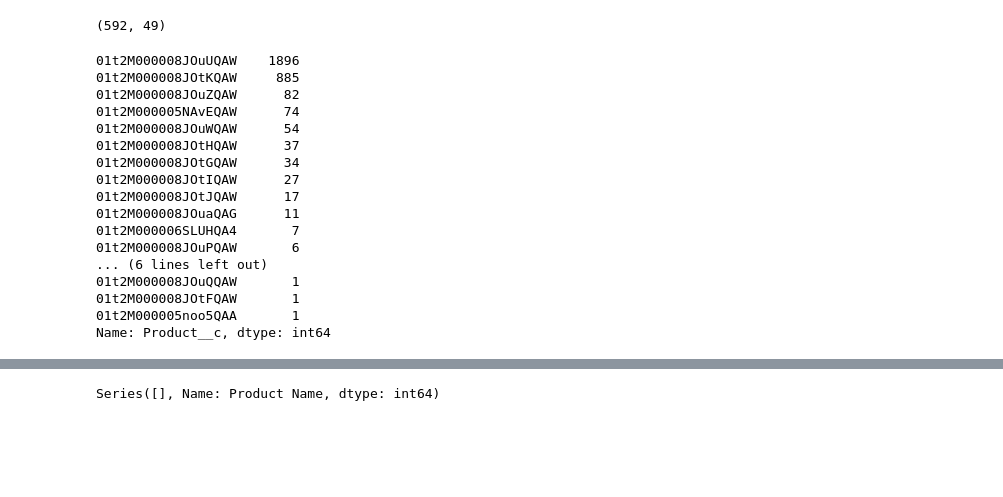
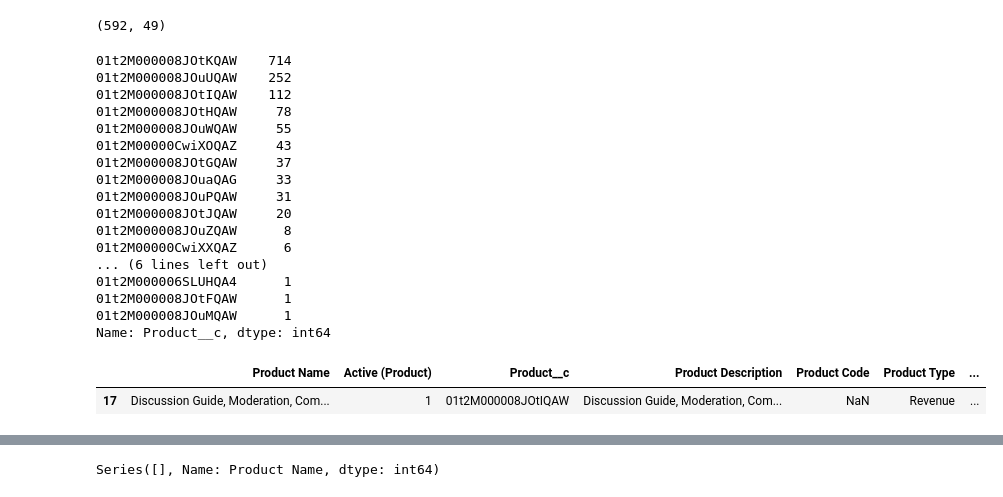
Before and after one commit to meaganlazer/Sales_Funnel, a Jupyter notebook: Binterview.ipynb, the cells around one changed output, grey strips where cells are left out. Drawn from its saved outputs; the diff is of its cells as text; code cells hidden in the pictures; blank space fills up the shorter version.

```diff
--- a/Binterview.ipynb
+++ b/Binterview.ipynb
@@ -532,22 +559,27 @@ sdb.shape
 # %% [output]
 (592, 49)
 # %%
-SessionProduct_df.Product__c.value_counts()
+service_df.Product__c.value_counts()
 # %% [output]
-01t2M000008JOuUQAW    1896
-01t2M000008JOtKQAW     885
-01t2M000008JOuZQAW      82
-01t2M000005NAvEQAW      74
-01t2M000008JOuWQAW      54
-01t2M000008JOtHQAW      37
-01t2M000008JOtGQAW      34
-01t2M000008JOtIQAW      27
-01t2M000008JOtJQAW      17
-01t2M000008JOuaQAG      11
-01t2M000006SLUHQA4       7
-01t2M000008JOuPQAW       6
+01t2M000008JOtKQAW    714
+01t2M000008JOuUQAW    252
+01t2M000008JOtIQAW    112
+01t2M000008JOtHQAW     78
+01t2M000008JOuWQAW     55
+01t2M00000CwiXOQAZ     43
+01t2M000008JOtGQAW     37
+01t2M000008JOuaQAG     33
+01t2M000008JOuPQAW     31
+01t2M000008JOtJQAW     20
+01t2M000008JOuZQAW      8
+01t2M00000CwiXXQAZ      6
 ... (6 lines left out)
-01t2M000008JOuQQAW       1
-01t2M000008JOtFQAW       1
-01t2M000005noo5QAA       1
+01t2M000006SLUHQA4      1
+01t2M000008JOtFQAW      1
+01t2M000008JOuMQAW      1
 Name: Product__c, dtype: int64
+# %%
+product_df.loc[product_df['Product__c']=='01t2M000008JOtIQAW']
+# %% [output]
+|  | Product Name | Active (Product) | Product__c | Product Description | Product Code | Product Type | ... |
+| 17 | Discussion Guide, Moderation, Com... | 1 | 01t2M000008JOtIQAW | Discussion Guide, Moderation, Com... | NaN | Revenue | ... |
```
Also changed, not shown: parts of 14 cells of this notebook.
